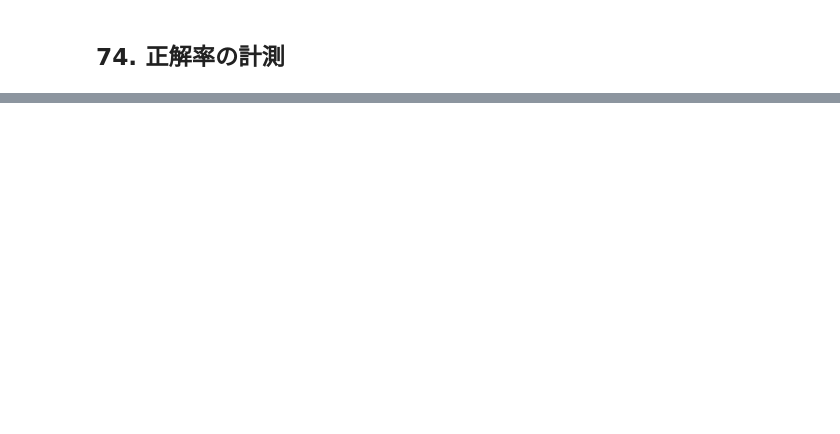
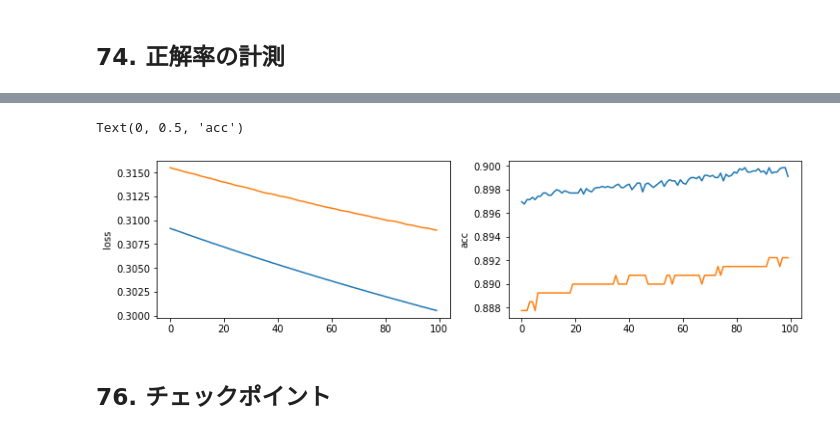
Before and after one commit to yukiforgithub/NLP100_with_kazy, a Jupyter notebook: waka/NLP100_70_79.ipynb, the cells around one changed output, grey strips where cells are left out. Cells and saved outputs as stored; diff of their text form; code cells hidden in the pictures; blank space fills up the shorter version.

```diff
--- a/waka/NLP100_70_79.ipynb
+++ b/waka/NLP100_70_79.ipynb
@@ -62,11 +64,18 @@ from keras.layers import Dense, Activation
 model = Sequential()
 model.add(Dense(4))
 model.add(Activation('softmax'))
-model.compile(optimizer='SGD', loss='categorical_crossentropy', metrics=['accuracy'])
+model.compile(optimizer='SGD', loss='categorical_crossentropy', metrics=['accuracy'],lr=0.003)
 # %%
 y_pred=model.predict(X_train[:4,:])
 # %% [markdown]
 ## 72. 損失と勾配の計算
+# %%
+y_train_one_hot=np.zeros((len(y_train),4),dtype=int)
+for idx in range(len(y_train)):
+    y_train_one_hot[idx,:]=np.eye(4)[y_train[idx,:]]
+y_val_one_hot=np.zeros((len(y_val),4),dtype=int)
+for idx in range(len(y_val)):
+    y_val_one_hot[idx,:]=np.eye(4)[y_val[idx,:]]
 # %%
 y_true=y_train_one_hot[:4,:]
 # %%
@@ -120,0 +134,4 @@ test acc: 0.8764044943820225
+# %%
+history=model.fit(X_train, y_train_one_hot,
+                  validation_data=(X_val, y_val_one_hot),
+                  epochs=100)
@@ -120,0 +156,16 @@ test acc: 0.8764044943820225
+# %%
+import matplotlib.pyplot as plt
+plt.figure(figsize=(12,3))
+plt.subplot(1,2,1)
+plt.plot(history.history["loss"])
+plt.plot(history.history["val_loss"])
+plt.ylabel("loss")
+plt.subplot(1,2,2)
+plt.plot(history.history["accuracy"])
+plt.plot(history.history["val_accuracy"])
+plt.ylabel("acc")
+# %% [output]
+Text(0, 0.5, 'acc')
+[figure, added]
+# %% [markdown]
+## 76. チェックポイント
```
Also changed, not shown: parts of 22 cells of this notebook.
